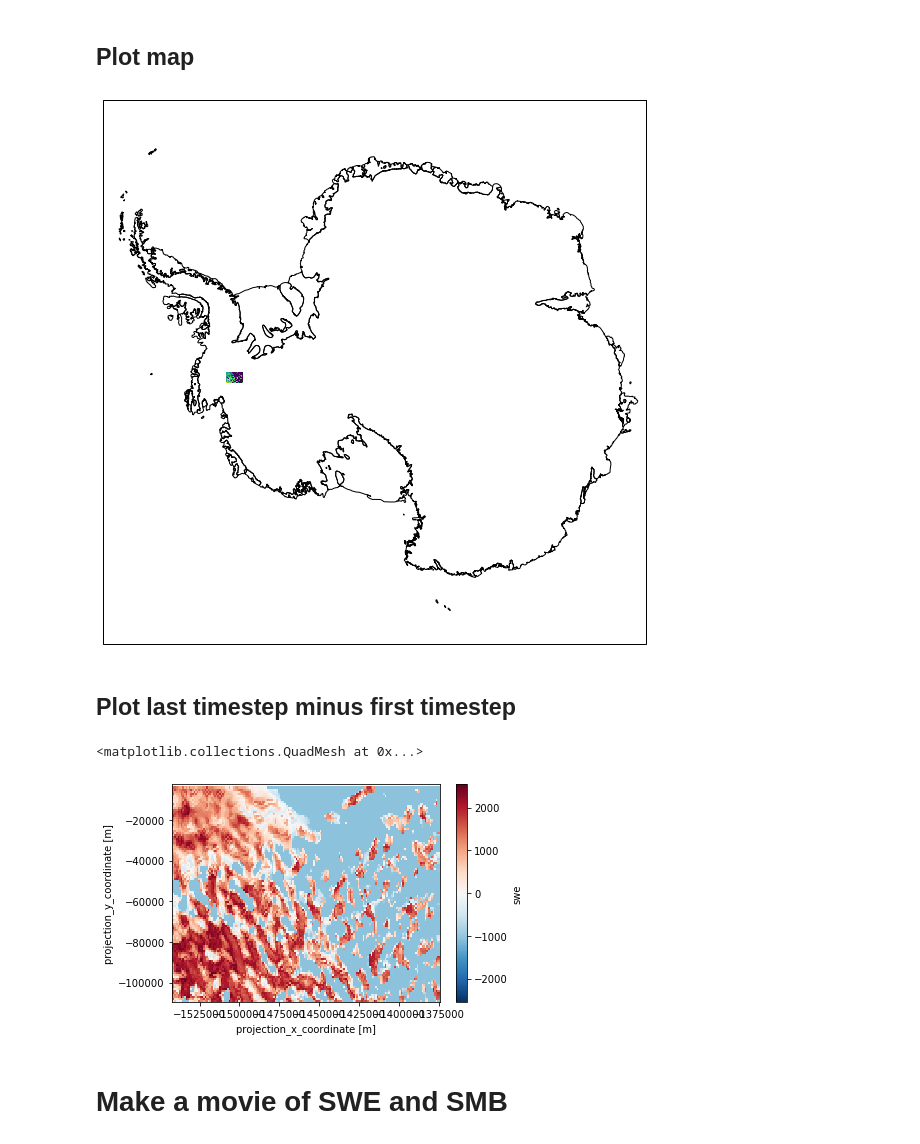
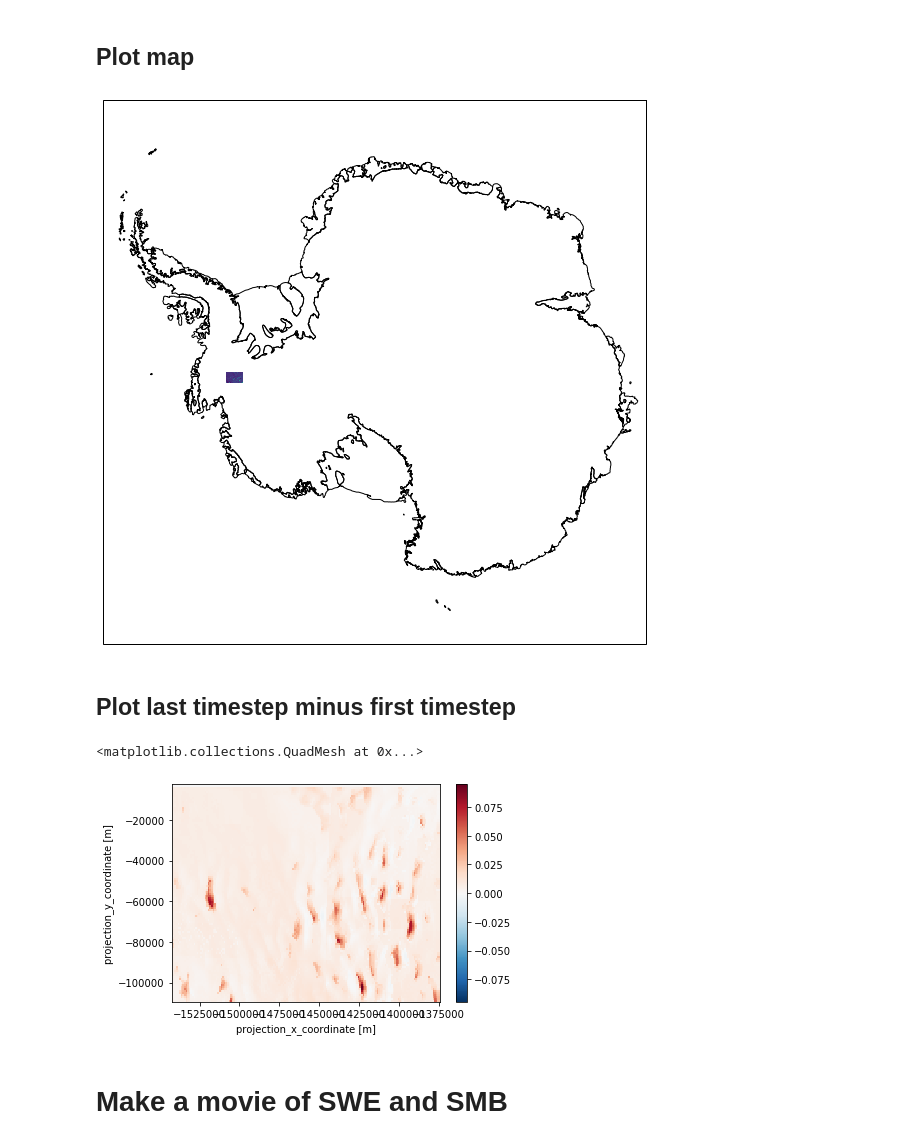
Before and after one commit to EricKeenan/SNOWPACK_WAIS, a Jupyter notebook: analysis/Visualize_A3D_grids.ipynb, the cells around one changed output. Drawn from its saved outputs; the diff is of its cells as text; code cells hidden in the pictures.

```diff
--- a/analysis/Visualize_A3D_grids.ipynb
+++ b/analysis/Visualize_A3D_grids.ipynb
@@ -46,6 +47,7 @@ nc_path = "../output/grids/a3d_grids.nc"
 ds = xr.open_dataset(nc_path)
 tgt_time = "1980-01-01T12:00:00" # Specific timestep
 tgt_time_ind = -1 # Last timestep
-var_plot = "swe"
-ds
+SMB = ds['pr'] - ds['SFC_SUBL'] - ds['MS_SNOWPACK_RUNOFF'] # Does this includ wind erosion???
+SMB = SMB.cumsum(dim='time')
+SMB
 # %% [output]
@@ -88,30 +90,30 @@ ds.isel(time=tgt_time_ind)[var_plot].plot()
 # %%
 # Generate figure
 fig, axs = plt.subplots(1, 1, subplot_kw={'projection': crs_epsg},
                         figsize=(10, 10))
 
 # Plot coastlines
 axs.set_extent((-180, 180, -90, -65), ccrs.PlateCarree()) # Full ice sheet
 # axs.set_extent((-110, -70, -85, -70), ccrs.PlateCarree()) # Zoom in on Alpine-3D domain
 axs.add_geometries(df_epsg['geometry'], crs=crs_epsg,
                       facecolor='none', edgecolor='black')
 
 # Define easting and northings
-northings = ds.sel(time=tgt_time)[var_plot]['northing']
-eastings = ds.sel(time=tgt_time)[var_plot]['easting']
+northings = ds.sel(time=tgt_time)['northing']
+eastings = ds.sel(time=tgt_time)['easting']
 
 # Plot map
-mesh = plt.pcolormesh(eastings, northings, ds.isel(time=tgt_time_ind)[var_plot])
+mesh = plt.pcolormesh(eastings, northings, SMB.isel(time=tgt_time_ind))
 # %% [output]
-[figure, old version]
+[figure, new version]
 # %% [markdown]
 ## Plot last timestep minus first timestep
 # %%
-diff = ds[var_plot].isel(time=-1) - ds[var_plot].isel(time=0)
+diff = SMB.isel(time=-1) - SMB.isel(time=0)
 diff.plot()
 # %% [output]
 <matplotlib.collections.QuadMesh at 0x...>
-[figure, old version]
+[figure, new version]
 # %% [markdown]
 # Make a movie of SWE and SMB
 # %%
```
Also changed, not shown: parts of 6 cells of this notebook, 4 other files.
